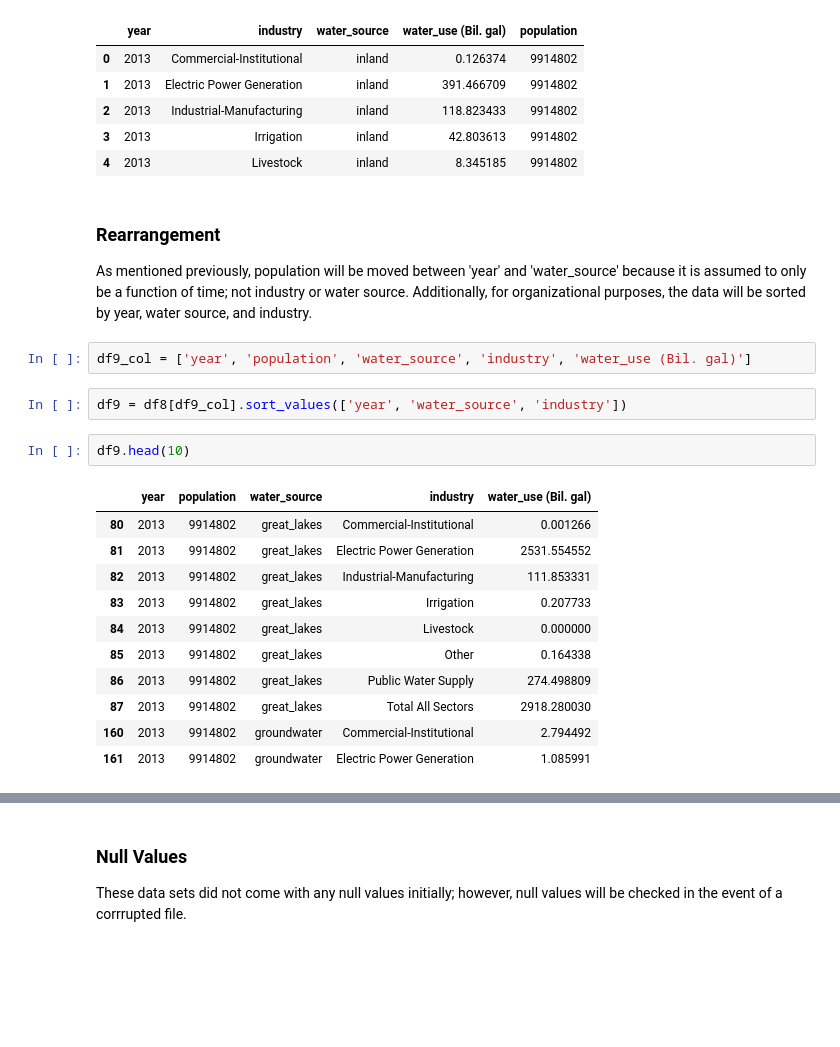
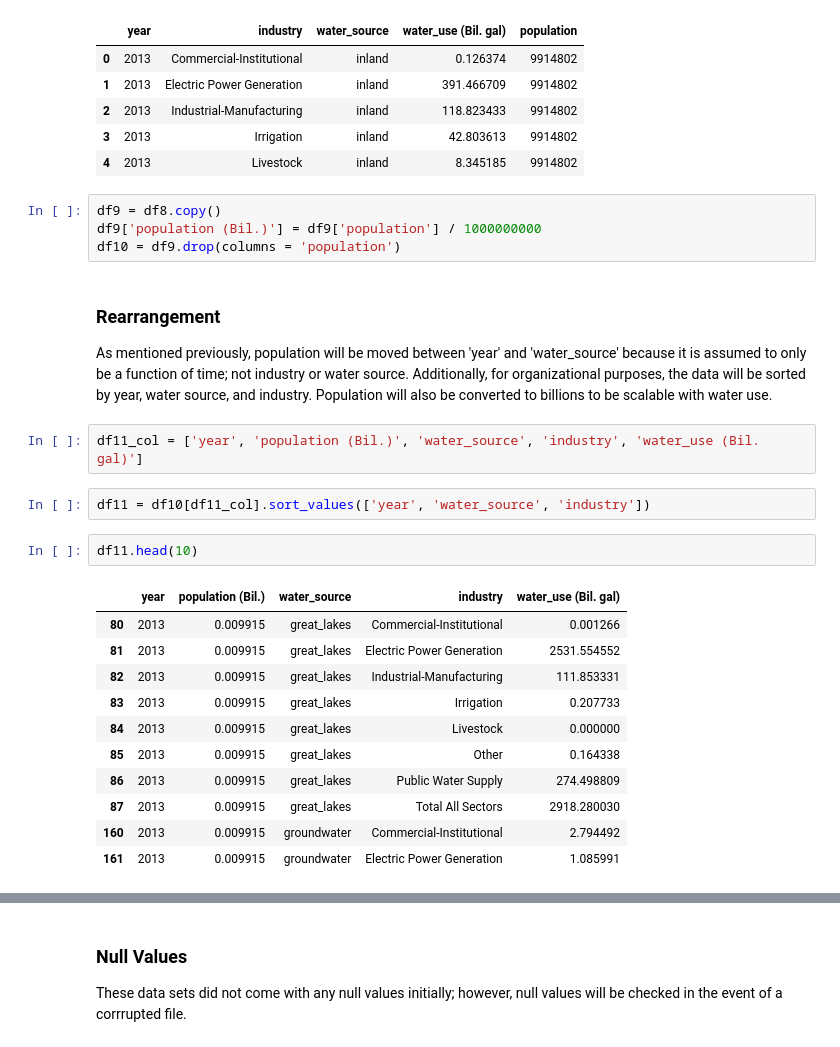
Before and after one commit to jpjavier23/michigan_water_use, a Jupyter notebook: michigan_water_use.ipynb, the cells around one changed output, grey strips where cells are left out. Drawn from its saved outputs; the diff is of its cells as text; blank space fills up the shorter version.

```diff
--- a/michigan_water_use.ipynb
+++ b/michigan_water_use.ipynb
@@ -337,26 +337,30 @@ df8.head()
 | 2 | 2013 | Industrial-Manufacturing | inland | 118.823433 | 9914802 |
 | 3 | 2013 | Irrigation | inland | 42.803613 | 9914802 |
 | 4 | 2013 | Livestock | inland | 8.345185 | 9914802 |
+# %%
+df9 = df8.copy()
+df9['population (Bil.)'] = df9['population'] / 1000000000
+df10 = df9.drop(columns = 'population')
 # %% [markdown]
 ### Rearrangement
 
-As mentioned previously, population will be moved between 'year' and 'water_source' because it is assumed to only be a function of time; not industry or water source. Additionally, for organizational purposes, the data will be sorted by year, water source, and industry.
+As mentioned previously, population will be moved between 'year' and 'water_source' because it is assumed to only be a function of time; not industry or water source. Additionally, for organizational purposes, the data will be sorted by year, water source, and industry. Population will also be converted to billions to be scalable with water use.
 # %%
-df9_col = ['year', 'population', 'water_source', 'industry', 'water_use (Bil. gal)']
+df11_col = ['year', 'population (Bil.)', 'water_source', 'industry', 'water_use (Bil. gal)']
 # %%
-df9 = df8[df9_col].sort_values(['year', 'water_source', 'industry'])
+df11 = df10[df11_col].sort_values(['year', 'water_source', 'industry'])
 # %%
-df9.head(10)
+df11.head(10)
 # %% [output]
-|  | year | population | water_source | industry | water_use (Bil. gal) |
-| 80 | 2013 | 9914802 | great_lakes | Commercial-Institutional | 0.001266 |
-| 81 | 2013 | 9914802 | great_lakes | Electric Power Generation | 2531.554552 |
-| 82 | 2013 | 9914802 | great_lakes | Industrial-Manufacturing | 111.853331 |
-| 83 | 2013 | 9914802 | great_lakes | Irrigation | 0.207733 |
-| 84 | 2013 | 9914802 | great_lakes | Livestock | 0.000000 |
-| 85 | 2013 | 9914802 | great_lakes | Other | 0.164338 |
-| 86 | 2013 | 9914802 | great_lakes | Public Water Supply | 274.498809 |
-| 87 | 2013 | 9914802 | great_lakes | Total All Sectors | 2918.280030 |
-| 160 | 2013 | 9914802 | groundwater | Commercial-Institutional | 2.794492 |
-| 161 | 2013 | 9914802 | groundwater | Electric Power Generation | 1.085991 |
+|  | year | population (Bil.) | water_source | industry | water_use (Bil. gal) |
+| 80 | 2013 | 0.009915 | great_lakes | Commercial-Institutional | 0.001266 |
+| 81 | 2013 | 0.009915 | great_lakes | Electric Power Generation | 2531.554552 |
+| 82 | 2013 | 0.009915 | great_lakes | Industrial-Manufacturing | 111.853331 |
+| 83 | 2013 | 0.009915 | great_lakes | Irrigation | 0.207733 |
+| 84 | 2013 | 0.009915 | great_lakes | Livestock | 0.000000 |
+| 85 | 2013 | 0.009915 | great_lakes | Other | 0.164338 |
+| 86 | 2013 | 0.009915 | great_lakes | Public Water Supply | 274.498809 |
+| 87 | 2013 | 0.009915 | great_lakes | Total All Sectors | 2918.280030 |
+| 160 | 2013 | 0.009915 | groundwater | Commercial-Institutional | 2.794492 |
+| 161 | 2013 | 0.009915 | groundwater | Electric Power Generation | 1.085991 |
 # %%
```
Also changed, not shown: parts of 21 cells of this notebook, 1 other file.
